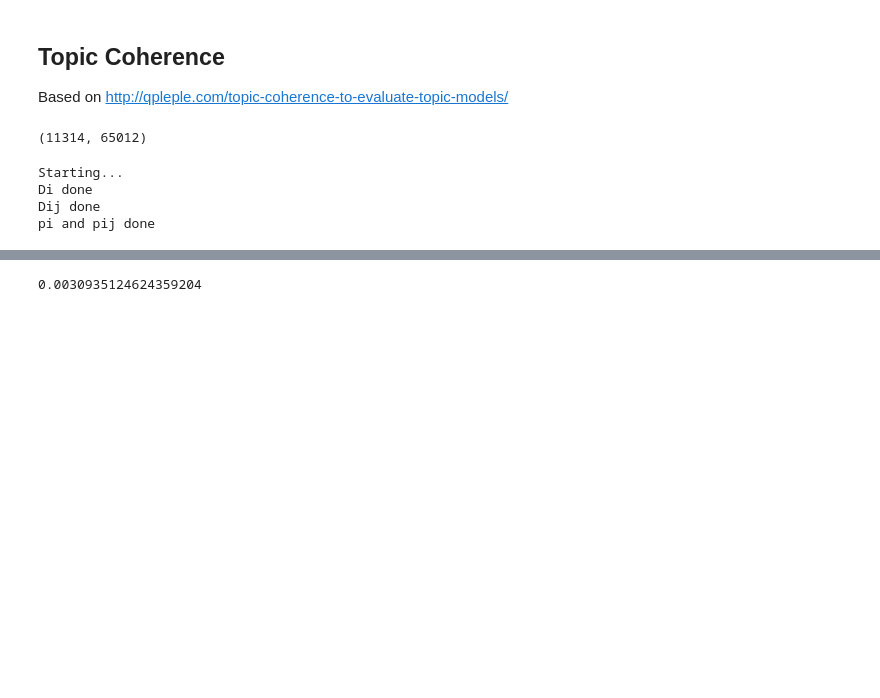
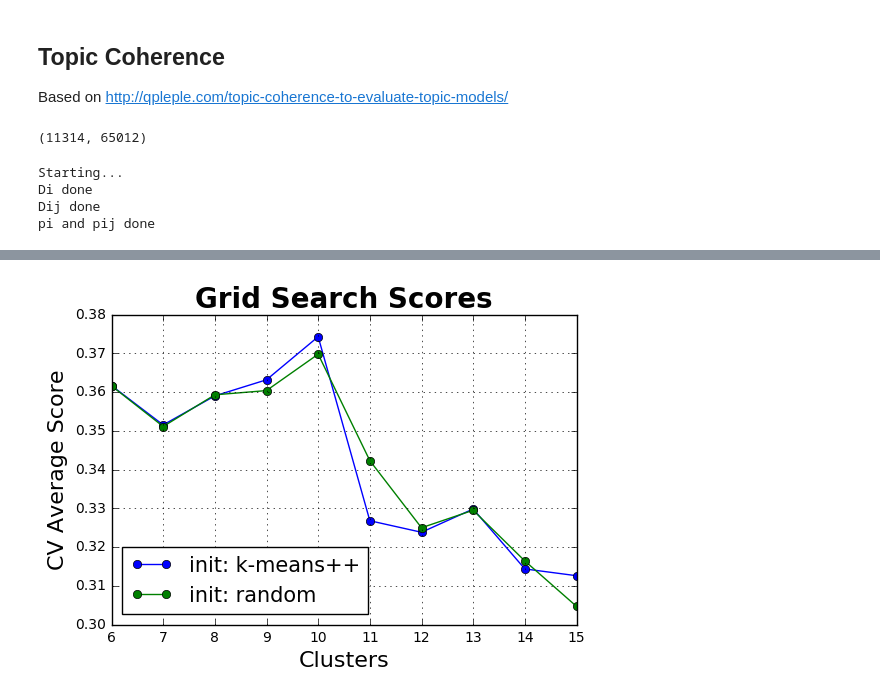
Before and after one commit to NeverForged/LDATopicCoherence, a Jupyter notebook: TopicCoherence.ipynb, the cells around one changed output, grey strips where cells are left out. Drawn from its saved outputs; the diff is of its cells as text; code cells hidden in the pictures; blank space fills up the shorter version.

```diff
--- a/TopicCoherence.ipynb
+++ b/TopicCoherence.ipynb
@@ -215,4 +229,16 @@ pyLDAvis.display(panel)
-# %%
-Topic_Coherence.pij[0,0]
-# %% [output]
-0.0030935124624359204
+# %%
+from sklearn.metrics import silhouette_score
+
+def silhouette_scoring(model, X, y=[]):
+    return silhouette_score(X, model.predict(X))
+# %%
+from sklearn.cluster import KMeans
+kparams = {'n_clusters':[6 + a for a in range(10)]
+          , 'init':['k-means++', 'random']}
+km = KMeans()
+gk = GridSearchCV(km,kparams,cv=5, scoring=silhouette_scoring)
+gk.fit(gs.best_estimator_.transform(data_vectorized))
+
+plot_grid_search(gk.cv_results_, kparams['n_clusters'], kparams['init'], 'Clusters', 'init')
+# %% [output]
+[figure, added]
```
Also changed, not shown: parts of 3 cells of this notebook.
